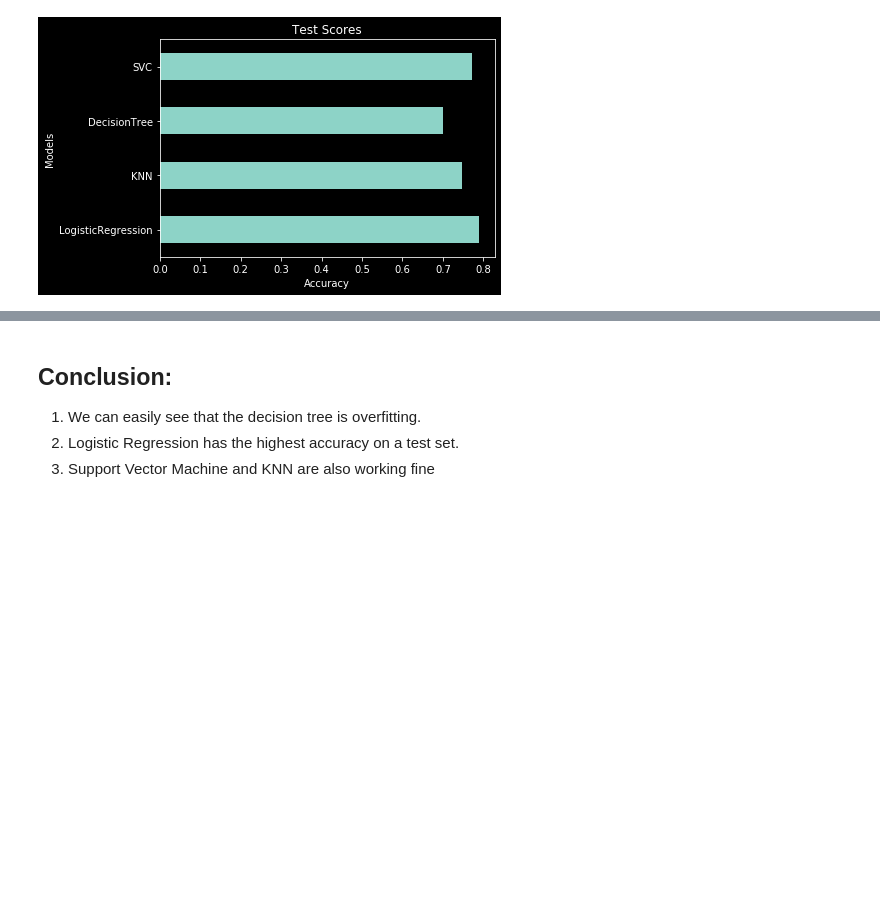
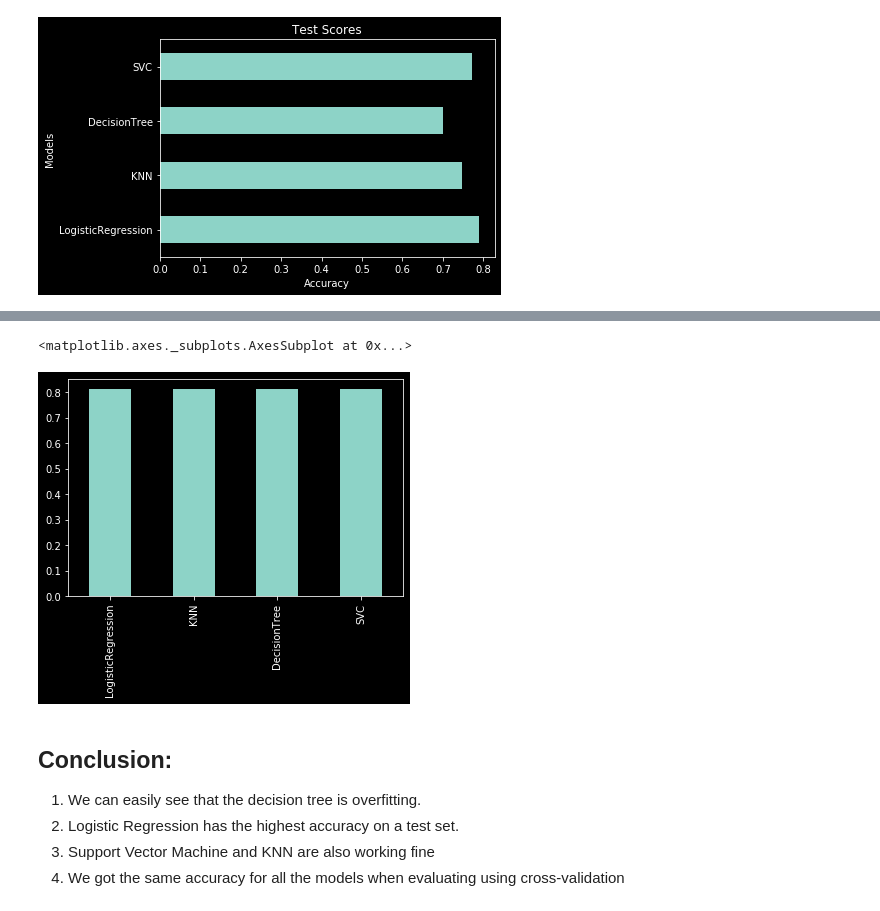
Before and after one commit to Wangsherpa/techtable, a Jupyter notebook: Project-2/project-2.ipynb, the cells around one changed output, grey strips where cells are left out. Cells and saved outputs as stored; diff of their text form; code cells hidden in the pictures; blank space fills up the shorter version.

```diff
--- a/Project-2/project-2.ipynb
+++ b/Project-2/project-2.ipynb
@@ -473,0 +478,11 @@ plt.show()
+# %%
+models = {"LogisticRegression": LogisticRegression(),
+          "KNN": KNeighborsClassifier(n_neighbors=11),
+          "DecisionTree": DecisionTreeClassifier(),
+          "SVC": SVC()}
+
+cv_scores = {}
+
+for label, model in models.items():
+    scorer = cross_val_score(model, X_train, y_train, scoring="accuracy", cv=10)
+    cv_scores[label] = np.mean(score)
@@ -473,0 +496,3 @@ plt.show()
+# %%
+cv_scores_df = pd.DataFrame(cv_scores.values(), cv_scores.keys(), columns=["Accuracy"])
+cv_scores_df
@@ -474,5 +505,11 @@ plt.show()
+# %%
+cv_scores_df.plot(kind="bar", legend=False)
+# %% [output]
+<matplotlib.axes._subplots.AxesSubplot at 0x...>
+[figure, added]
 # %% [markdown]
 ## Conclusion:
 1. We can easily see that the decision tree is overfitting.
 2. Logistic Regression has the highest accuracy on a test set.
 3. Support Vector Machine and KNN are also working fine
+4. We got the same accuracy for all the models when evaluating using cross-validation
```
Also changed, not shown: parts of 4 cells of this notebook, 1 other file.
